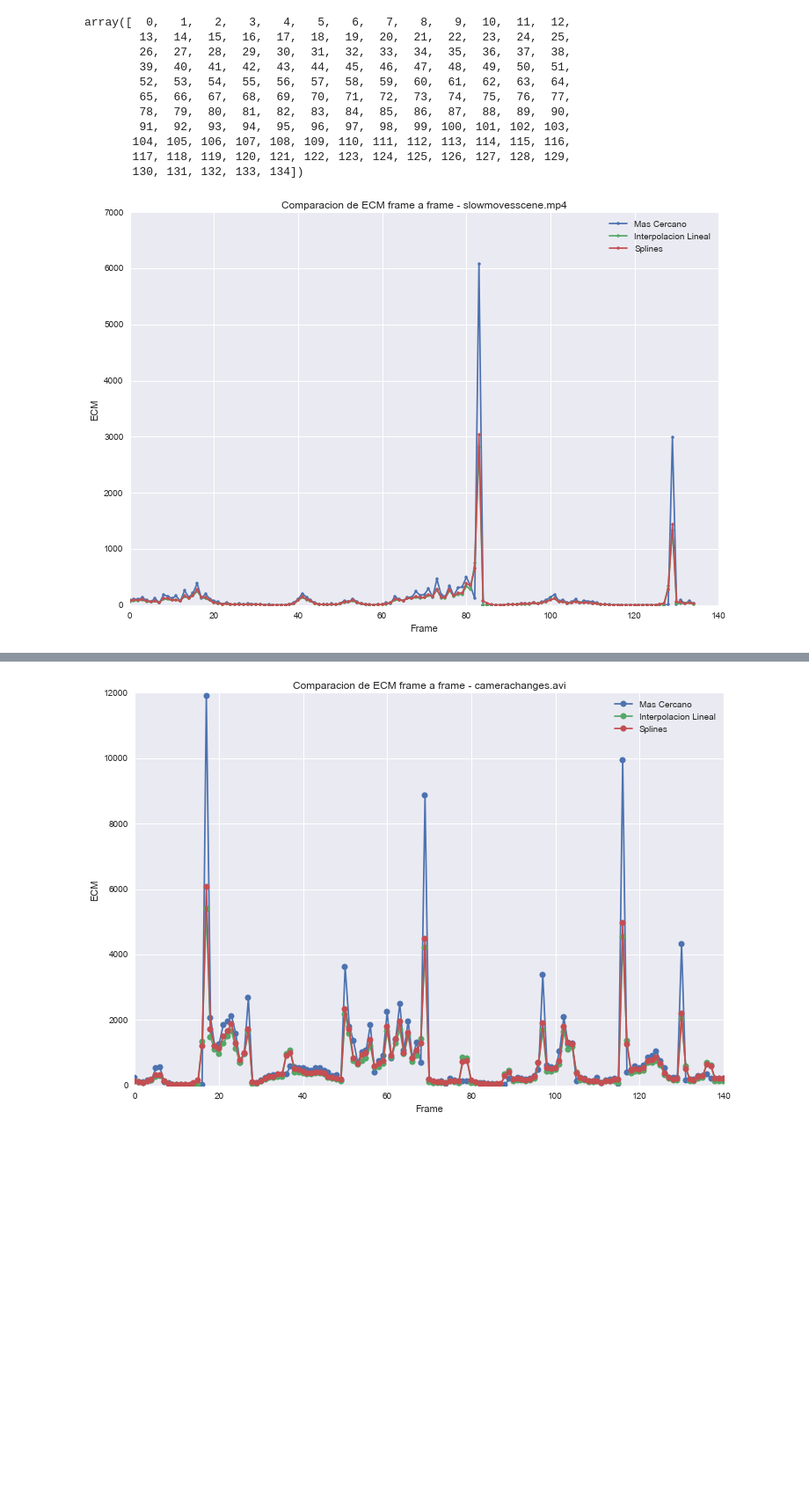
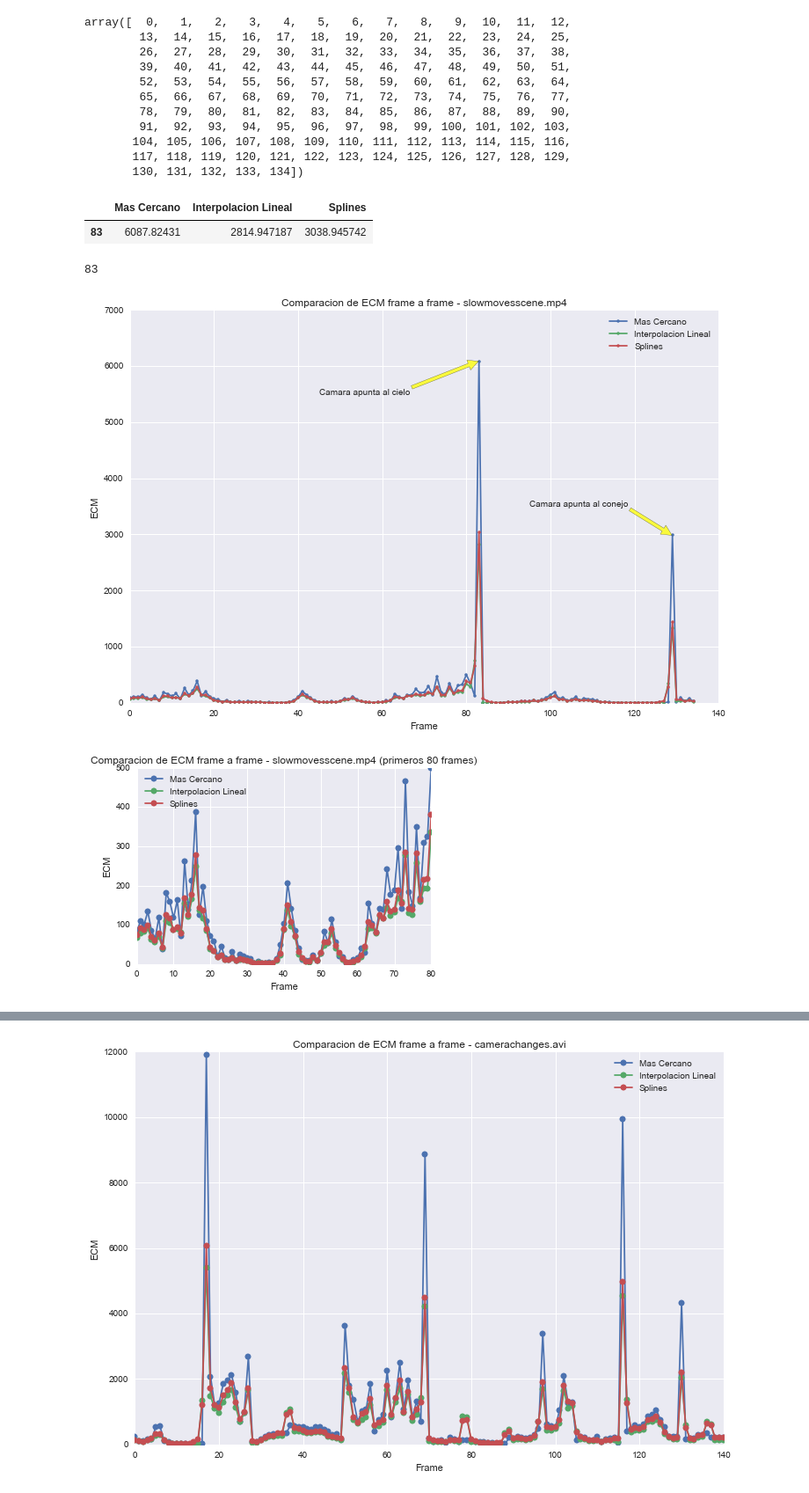
Before and after one commit to Fixman/metnum-TP3, a Jupyter notebook: src/resultados/Analisis_Cualquiera.ipynb, the cells around one changed output, grey strips where cells are left out. Shown at 88% size. Cells and saved outputs as stored; diff of their text form; code cells hidden in the pictures; blank space fills up the shorter version.

```diff
--- a/src/resultados/Analisis_Cualquiera.ipynb
+++ b/src/resultados/Analisis_Cualquiera.ipynb
@@ -191,20 +191,56 @@ array([  0,   1,   2,   3,   4,   5,   6,   7,   8,   9,  10,  11,  12,
 # %%
 for h in q:
     q[h].index = q[h].index.map(int)
+# %%
+f[(f == f.max().max()).any(axis = 1)]
+# %% [output]
+|  | Mas Cercano | Interpolacion Lineal | Splines |
+| 83 | 6087.82431 | 2814.947187 | 3038.945742 |
+# %%
+big
+# %% [output]
+83
+# %%
+pylab.rcParams['figure.figsize'] = (12.0, 8.0)
+# %%
+f = q['slowmovesscene']
+
+for i in f:
+    pyplot.plot(f[i], '.-', label = i)
+
+pyplot.xlabel('Frame')
+pyplot.ylabel('ECM')
+pyplot.title('Comparacion de ECM frame a frame - slowmovesscene.mp4')
+
+pyplot.legend(loc = 0)
+
+big = f[(f == f.max().max()).any(axis = 1)].index[0]
+small = f[(f == f[f.index > 100].max().max()).any(axis = 1)].index[0]
+
+pyplot.annotate('Camara apunta al cielo', xy = (big - .1, f.ix[big, 0] + .1), xytext = (45, 5500), arrowprops = {'facecolor': 'yellow', 'alpha': .75})
+pyplot.annotate('Camara apunta al conejo', xy = (small - .1, f.ix[small, 0] + .1), xytext = (95, 3500), arrowprops = {'facecolor': 'yellow', 'alpha': .75})
+
+pyplot.savefig('ecm_frame_slowmovescene.png', bbox_inches='tight')
+# %% [output]
+[figure, added]
+# %%
+pylab.rcParams['figure.figsize'] = (6.0, 4.0)
 # %%
 f = q['slowmovesscene']
 
+llim = 0
+rlim = 80
 for i in f:
-    pyplot.plot(f[i], '.-', label = i)
+    pyplot.plot(f[(f.index >= llim) & (f.index <= rlim)][i], '-o', label = i)
 
 pyplot.xlabel('Frame')
 pyplot.ylabel('ECM')
-pyplot.title('Comparacion de ECM frame a frame - slowmovesscene.mp4')
+pyplot.title('Comparacion de ECM frame a frame - slowmovesscene.mp4 (primeros 80 frames)')
 
 pyplot.legend(loc = 0)
-pyplot.savefig('ecm_frame_slowmovescene.png', bbox_inches='tight')
+pyplot.savefig('ecm_frame_slowmovescene_0_80.png', bbox_inches='tight')
 # %% [output]
-[figure, old version]
+[figure, new version]
 # %%
 f = q['slowmovesscene']
 
```
Also changed, not shown: parts of 5 cells of this notebook, 5 other files.
